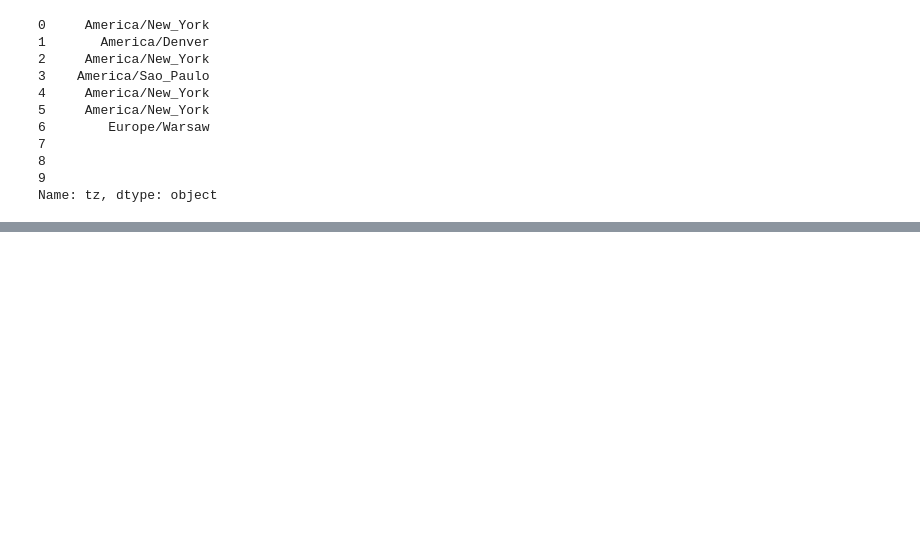
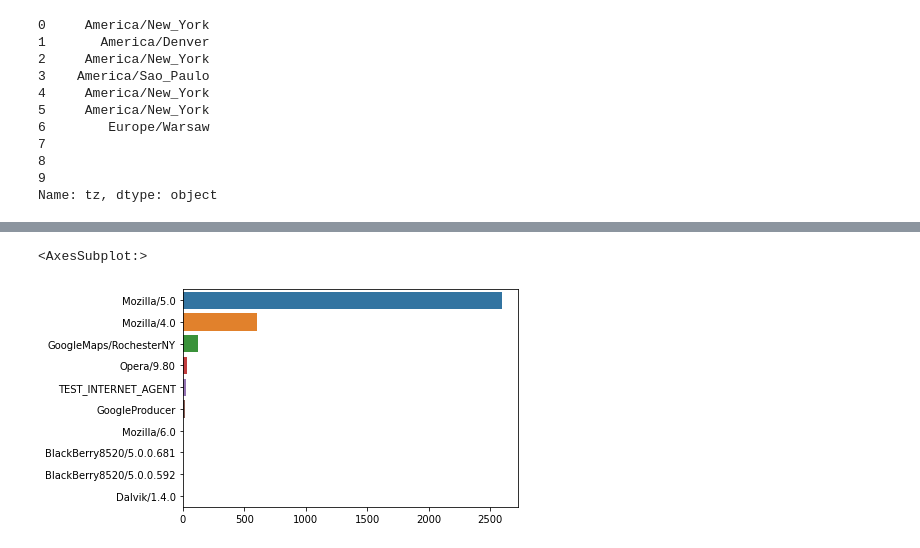
Before and after one commit to Rejanio/uso_do_bitly_exemplo, a Jupyter notebook: uso_do_bitly_exemplo.ipynb, the cells around one changed output, grey strips where cells are left out. Cells and saved outputs as stored; diff of their text form; code cells hidden in the pictures; blank space fills up the shorter version.

```diff
--- a/uso_do_bitly_exemplo.ipynb
+++ b/uso_do_bitly_exemplo.ipynb
@@ -65,0 +73,10 @@ Name: tz, dtype: int64
+# %%
+#pegando o nome do browser usado
+#pegando o primeiro nome que aparece, nesse caso é usado o split
+#frame.a.dropna retira todos os campos que estão vazios
+#x.split()[0] quebra a string em todos os lugares que tem o espaço vazios
+# e depois retorna a primeira string que está na ṕsição 0
+
+results = pd.Series([x.split()[0] for x in frame.a.dropna()])
+
+results
@@ -65,0 +111,7 @@ Name: tz, dtype: int64
+# %%
+subset = results.value_counts()[:10]
+
+sns.barplot(y=subset.index, x=subset.values)
+# %% [output]
+<AxesSubplot:>
+[figure, added]
```
Also changed, not shown: parts of 8 cells of this notebook.
